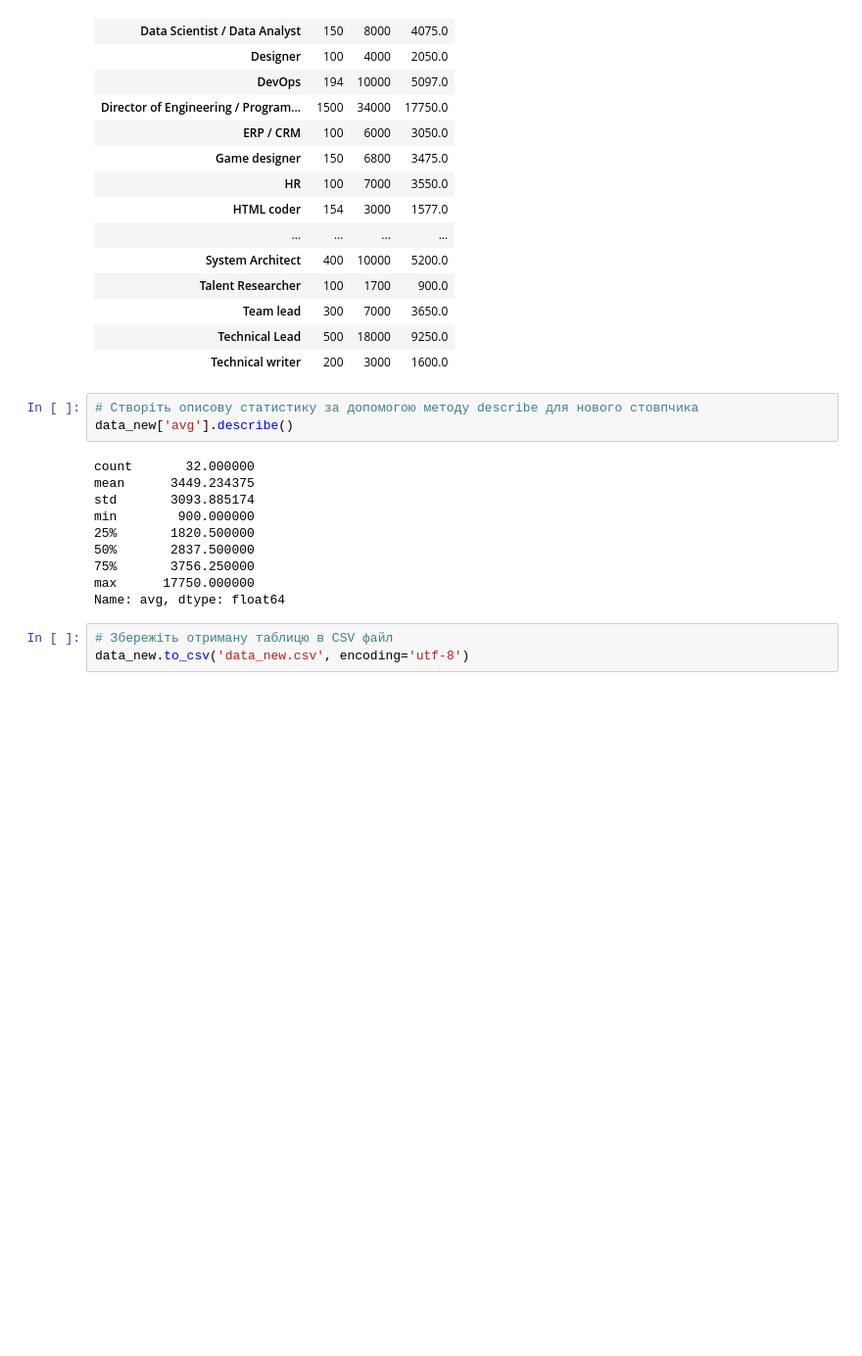
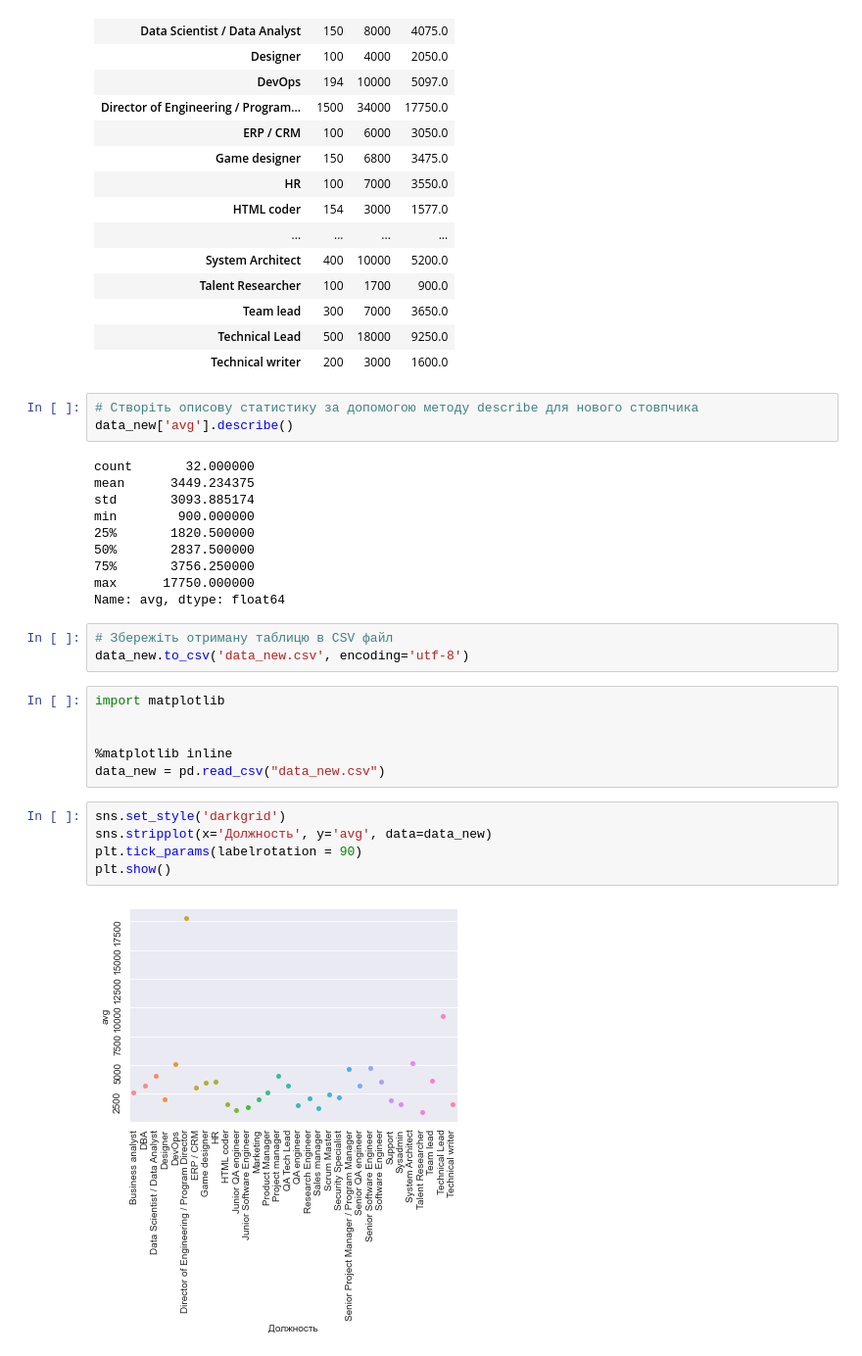
Before and after one commit to Gene4kaS/Data_science_python, a Jupyter notebook: Hw2.2.ipynb, the cells around one changed output. Shown: that part at 98% size. Cells and saved outputs as stored; diff of their text form; blank space fills up the shorter version.

```diff
--- a/Hw2.2.ipynb
+++ b/Hw2.2.ipynb
@@ -232,3 +232,16 @@ Name: avg, dtype: float64
 # %%
 # Збережіть отриману таблицю в CSV файл
 data_new.to_csv('data_new.csv', encoding='utf-8')
+# %%
+import matplotlib
+
+
+%matplotlib inline
+data_new = pd.read_csv("data_new.csv")
+# %%
+sns.set_style('darkgrid')
+sns.stripplot(x='Должность', y='avg', data=data_new)
+plt.tick_params(labelrotation = 90)
+plt.show()
+# %% [output]
+[figure, added]
```
Also changed, not shown: parts of 1 cell of this notebook, 1 other file.
